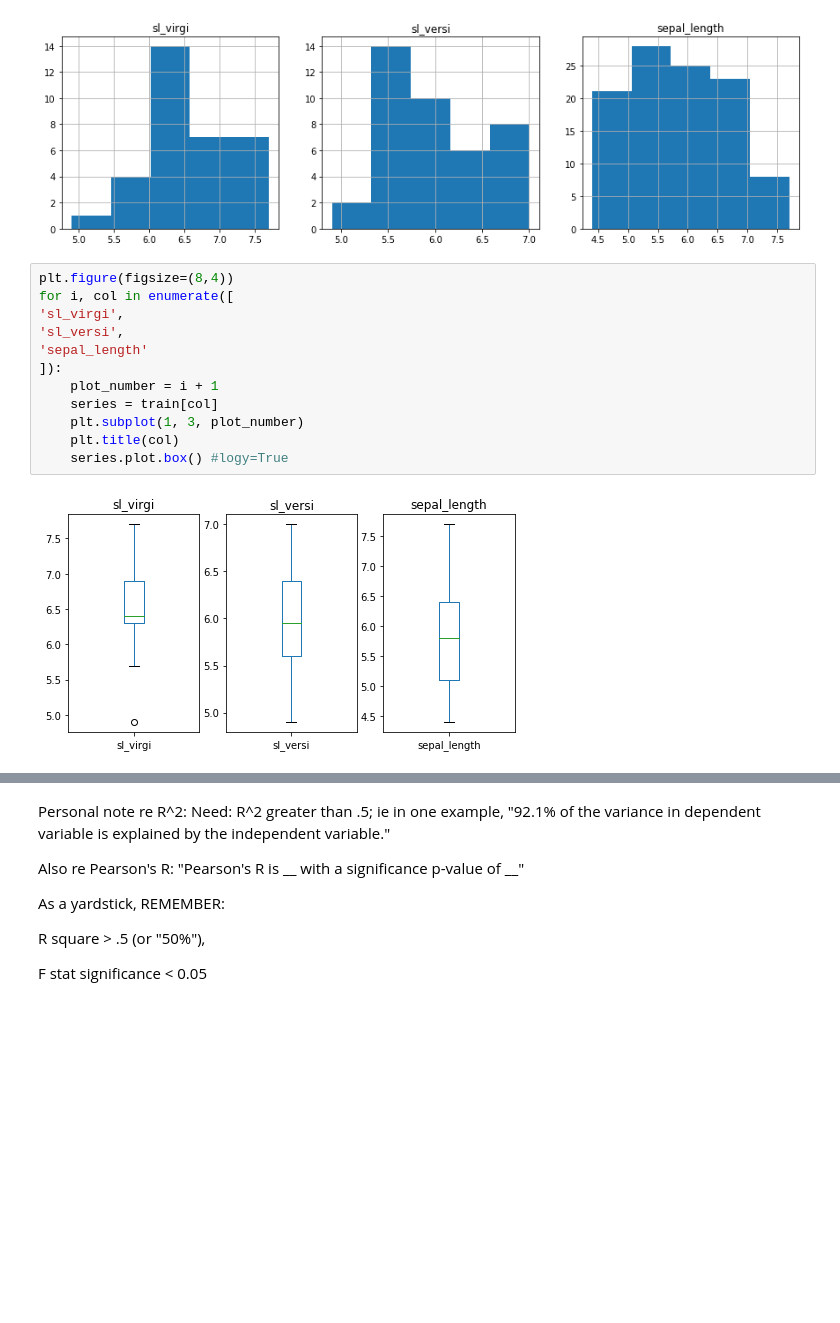
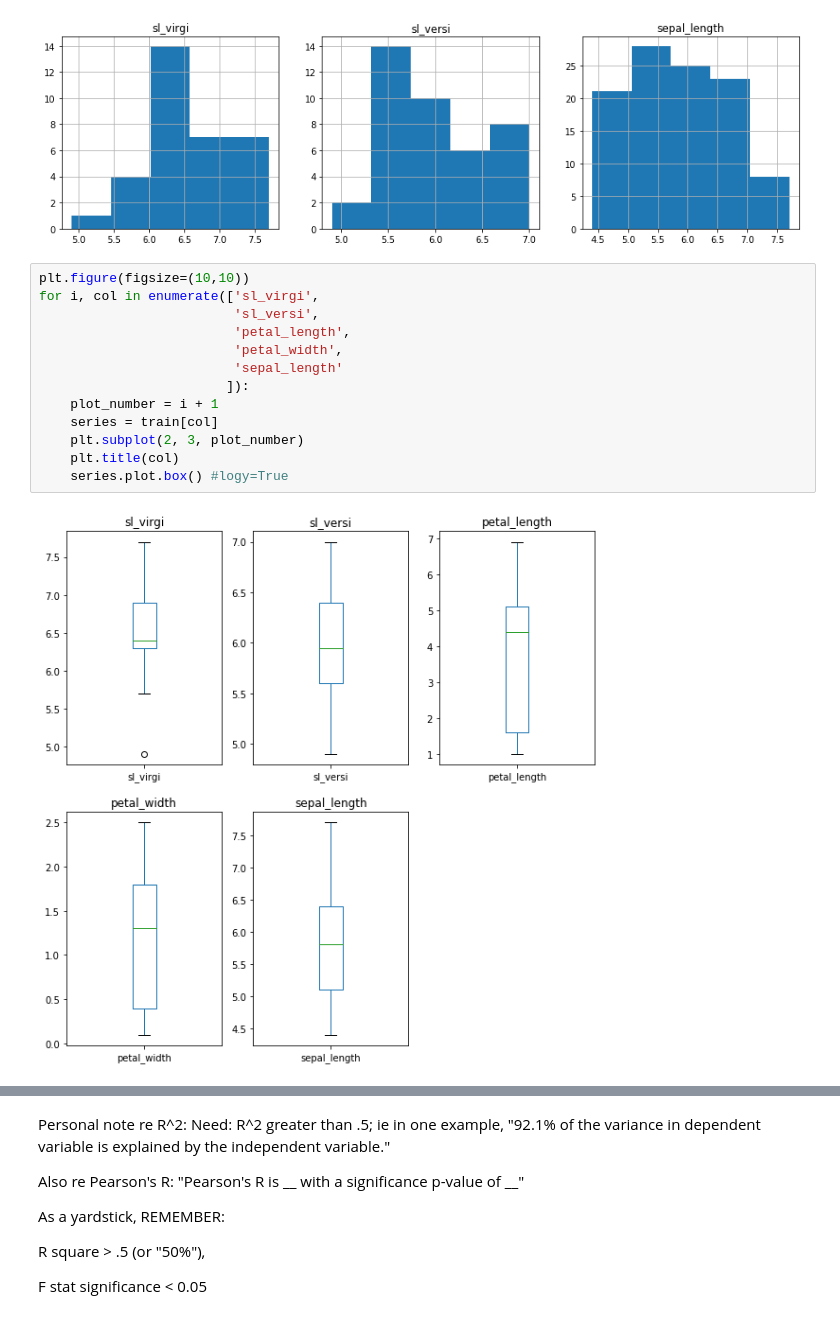
Before and after one commit to HackneyChad/ds-methodologies-exercises, a Jupyter notebook: classification/explore.ipynb, the cells around one changed output, grey strips where cells are left out. Saved outputs shown, nothing was run; the diff lists cells and outputs as text; blank space fills up the shorter version.

```diff
--- a/classification/explore.ipynb
+++ b/classification/explore.ipynb
@@ -342,16 +364,17 @@ plt.show()
 # %% [output]
 [figure]
 # %%
-plt.figure(figsize=(8,4))
-for i, col in enumerate([
-'sl_virgi',
-'sl_versi',
-'sepal_length'
-]):
+plt.figure(figsize=(10,10))
+for i, col in enumerate(['sl_virgi',
+                         'sl_versi',
+                         'petal_length',
+                         'petal_width',
+                         'sepal_length'
+                        ]):
     plot_number = i + 1
     series = train[col]
-    plt.subplot(1, 3, plot_number)
+    plt.subplot(2, 3, plot_number)
     plt.title(col)
     series.plot.box() #logy=True
 # %% [output]
-[figure, old version]
+[figure, new version]
```
Also changed, not shown: parts of 21 cells of this notebook.
